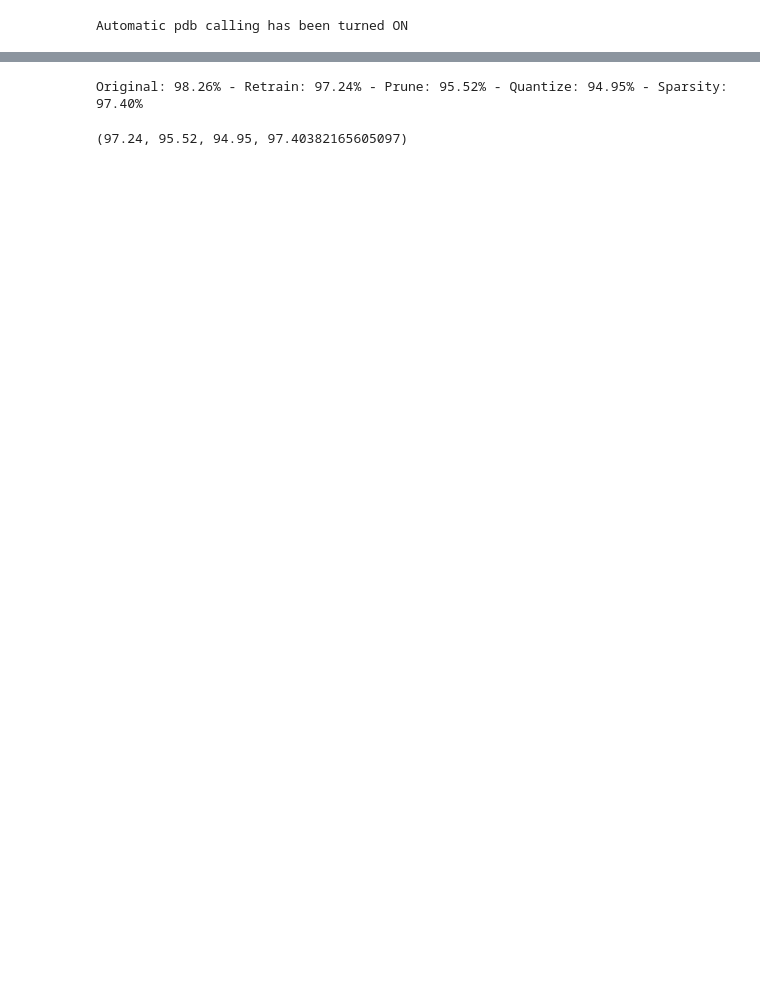
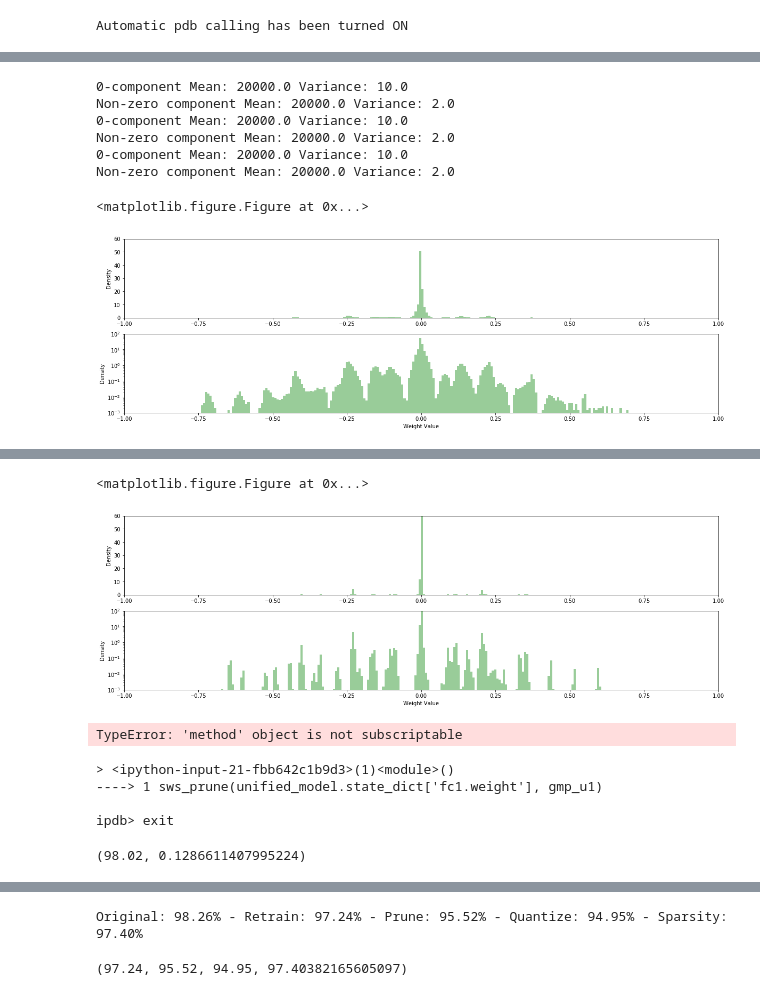
Before and after one commit to okz12/NN_compression, a Jupyter notebook: notebooks/layer_wise_pipeline.ipynb, the cells around one changed output, grey strips where cells are left out. Saved outputs shown, nothing was run; the diff lists cells and outputs as text; code cells hidden in the pictures; blank space fills up the shorter version.

Commit message:
data plotting + layered pipeline

```diff
--- a/notebooks/layer_wise_pipeline.ipynb
+++ b/notebooks/layer_wise_pipeline.ipynb
@@ -257,0 +458,4 @@ Epoch: 40. Loss: -1.23
+# %%
+layer_model_1, gmp_1, res_1 = layer_exp(mean, 2, zmean, 10, 15, 1, 1e-7, 1, 'MSEHNA')
+layer_model_2, gmp_2, res_2 = layer_exp(mean, 2, zmean, 10, 15, 1, 1e-7, 2, 'MSEHNA')
+layer_model_3, gmp_3, res_3 = layer_exp(mean, 2, zmean, 10, 15, 1, 1e-8, 3, 'MSEHNA')
@@ -257,0 +480,57 @@ Epoch: 40. Loss: -1.23
+# %%
+unified_model = sws_replace(model_archs.LeNet_300_100().cuda(), [layer_model_1.state_dict(), layer_model_2.state_dict(), layer_model_3.state_dict()])
+test_acc = test_accuracy(val_data_full, val_labels_full, unified_model)
+
+gmp_u1 = GaussianMixturePrior(mixtures, [x for x in unified_model.fc1.parameters()], 0.99, zero_ab = get_ab(zmean, zvar), ab = get_ab(mean, var), means = gmp_1.means.clone().data.cpu().numpy(), scaling = False)
+gmp_u2 = GaussianMixturePrior(mixtures, [x for x in unified_model.fc2.parameters()], 0.99, zero_ab = get_ab(zmean, zvar), ab = get_ab(mean, var), means = gmp_2.means.clone().data.cpu().numpy(), scaling = False)
+gmp_u3 = GaussianMixturePrior(mixtures, [x for x in unified_model.fc3.parameters()], 0.99, zero_ab = get_ab(zmean, zvar), ab = get_ab(mean, var), means = gmp_3.means.clone().data.cpu().numpy(), scaling = False)
+
+data_size = 'search'
+if(data_size == 'search'):
+    train_dataset = search_train_data()
+if(data_size == 'full'):
+    train_dataset = train_data()
+
+loader = torch.utils.data.DataLoader(dataset=train_dataset, batch_size=batch_size, shuffle=True)
+test_data_full = Variable(test_data(fetch='data')).cuda()
+test_labels_full = Variable(test_data(fetch='labels')).cuda()
+
+criterion = nn.CrossEntropyLoss()
+
+tau = 1e-7
+temp = 0
+loss_type = 'CESNT'
+opt_1 = torch.optim.Adam([
+        {'params': unified_model.fc1.parameters(), 'lr': 1e-4},
+        {'params': [gmp_u1.means], 'lr': 3e-4},
+        {'params': [gmp_u1.gammas, gmp_u1.rhos], 'lr': 3e-3}])
+opt_2 = torch.optim.Adam([
+        {'params': unified_model.fc2.parameters(), 'lr': 1e-4},
+        {'params': [gmp_u2.means], 'lr': 3e-4},
+        {'params': [gmp_u2.gammas, gmp_u2.rhos], 'lr': 3e-3}])
+opt_3 = torch.optim.Adam([
+        {'params': unified_model.fc3.parameters(), 'lr': 1e-4},
+        {'params': [gmp_u3.means], 'lr': 3e-4},
+        {'params': [gmp_u3.gammas, gmp_u3.rhos], 'lr': 3e-3}])
+
+show_sws_weights(unified_model)
+for epoch in range(20):
+    unified_model, loss = retrain_sws_epoch(unified_model, gmp_u1, opt_1, criterion, loader, tau, 1, loss_type)
+    unified_model, loss = retrain_sws_epoch(unified_model, gmp_u2, opt_2, criterion, loader, tau, 1, loss_type)
+    unified_model, loss = retrain_sws_epoch(unified_model, gmp_u3, opt_3, criterion, loader, tau, 1, loss_type)
+    #test_acc = test_accuracy(test_data_full, test_labels_full, model_n)
+    #print('Epoch: {}. Test Accuracy: {:.2f}'.format(epoch+1, test_acc[0]))
+
+    #model_n, means = clamp_weights (model_n, means)
+    if (trueAfterN(epoch, 10)):
+        test_acc = test_accuracy(val_data_full, val_labels_full, unified_model)
+show_sws_weights(unified_model)
+# %% [output]
+0-component Mean: 20000.0 Variance: 10.0
+Non-zero component Mean: 20000.0 Variance: 2.0
+0-component Mean: 20000.0 Variance: 10.0
+Non-zero component Mean: 20000.0 Variance: 2.0
+0-component Mean: 20000.0 Variance: 10.0
+Non-zero component Mean: 20000.0 Variance: 2.0
+<matplotlib.figure.Figure at 0x...>
+[figure, added]
@@ -257,0 +549,2 @@ Epoch: 40. Loss: -1.23
+<matplotlib.figure.Figure at 0x...>
+[figure, added]
@@ -257,0 +553,12 @@ Epoch: 40. Loss: -1.23
+# %%
+sws_prune(unified_model.state_dict['fc1.weight'], gmp_u1)
+# %% [output]
+TypeError: 'method' object is not subscriptable
+> <ipython-input-21-fbb642c1b9d3>(1)<module>()
+----> 1 sws_prune(unified_model.state_dict['fc1.weight'], gmp_u1)
+
+ipdb> exit
+# %%
+sws_replace(unified_model [(sws_prune())])
+# %% [output]
+(98.02, 0.1286611407995224)
```
Also changed, not shown: parts of 12 cells of this notebook, 3 other files.
